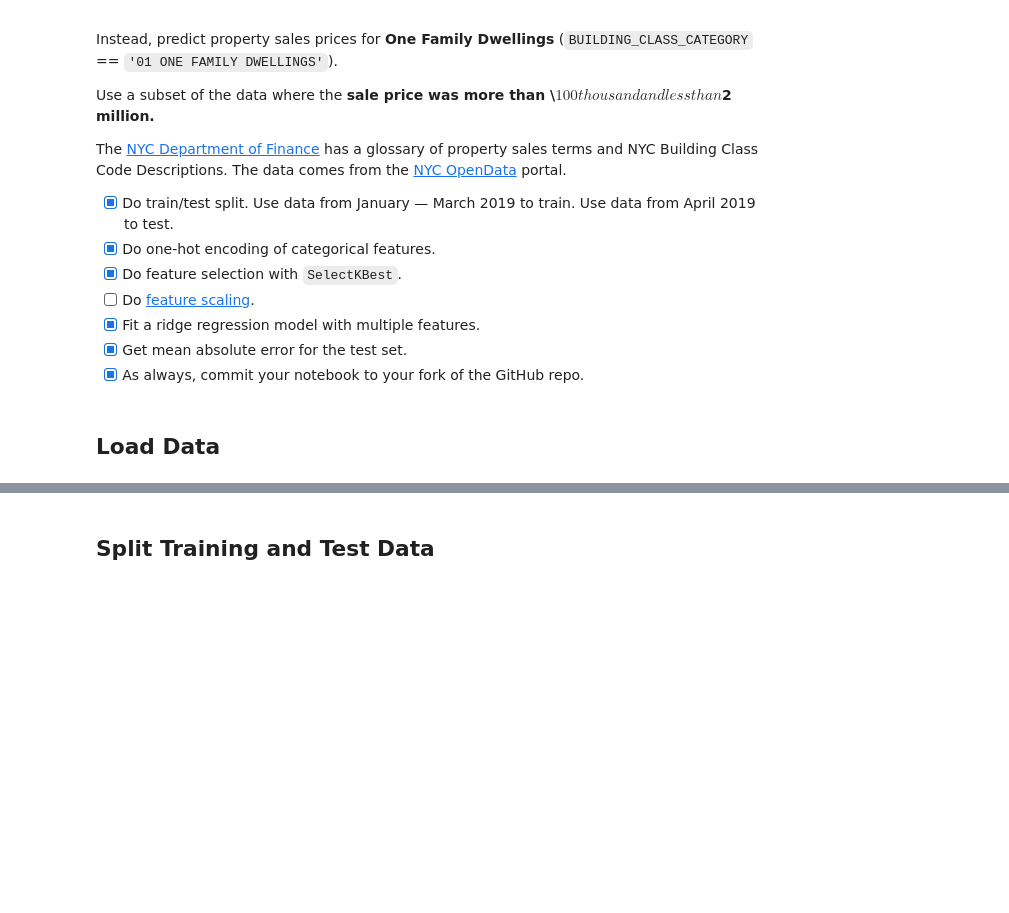
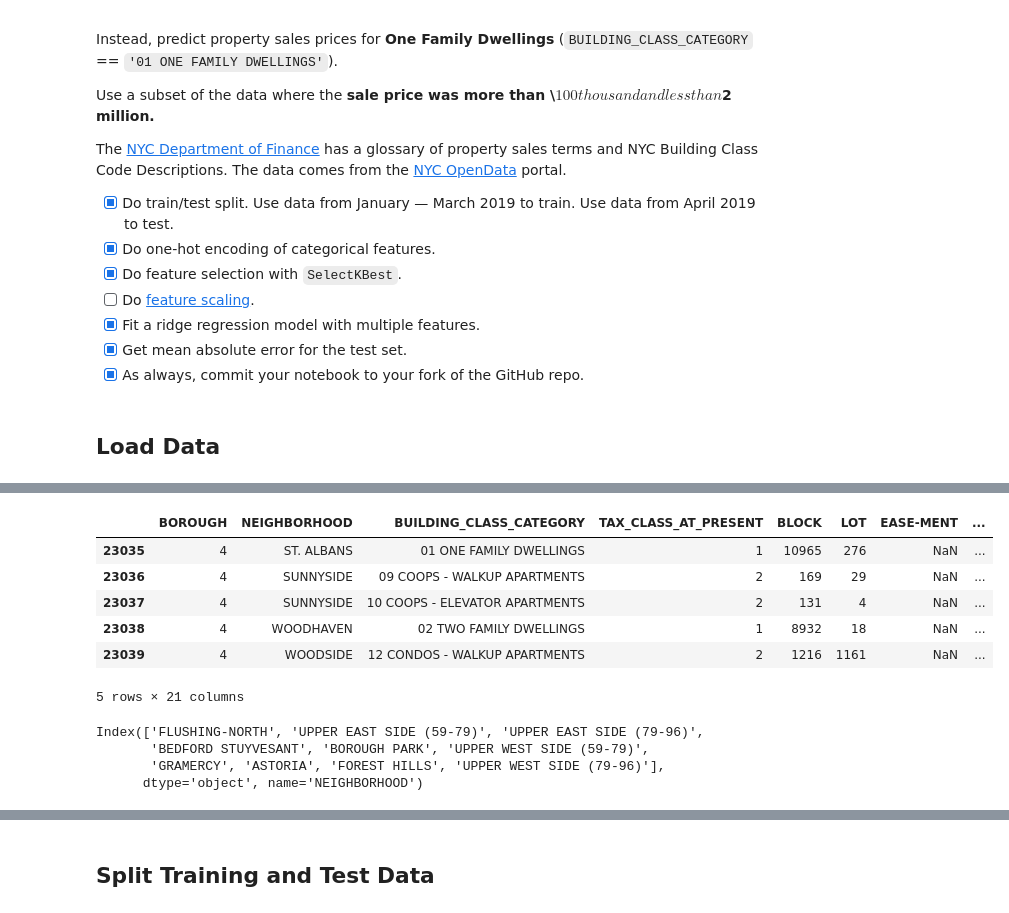
Before and after one commit to pawelplaszczyca/Fundamentals-of-Machine-Learning, a Jupyter notebook: ex3a - ridge regression.ipynb, the cells around one changed output, grey strips where cells are left out. Drawn from its saved outputs; the diff is of its cells as text; code cells hidden in the pictures; blank space fills up the shorter version.

```diff
--- a/ex3a - ridge regression.ipynb
+++ b/ex3a - ridge regression.ipynb
@@ -60,7 +70,17 @@ df['SALE_PRICE'] = (
 # %%
 # BOROUGH is a numeric column, but arguably should be a categorical feature,
 # so convert it from a number to a string
 df['BOROUGH'] = df['BOROUGH'].astype(str)
+
+df.tail()
+# %% [output]
+|  | BOROUGH | NEIGHBORHOOD | BUILDING_CLASS_CATEGORY | TAX_CLASS_AT_PRESENT | BLOCK | LOT | EASE-MENT | ... |
+| 23035 | 4 | ST. ALBANS | 01 ONE FAMILY DWELLINGS | 1 | 10965 | 276 | NaN | ... |
+| 23036 | 4 | SUNNYSIDE | 09 COOPS - WALKUP APARTMENTS | 2 | 169 | 29 | NaN | ... |
+| 23037 | 4 | SUNNYSIDE | 10 COOPS - ELEVATOR APARTMENTS | 2 | 131 | 4 | NaN | ... |
+| 23038 | 4 | WOODHAVEN | 02 TWO FAMILY DWELLINGS | 1 | 8932 | 18 | NaN | ... |
+| 23039 | 4 | WOODSIDE | 12 CONDOS - WALKUP APARTMENTS | 2 | 1216 | 1161 | NaN | ... |
+5 rows × 21 columns
 # %%
 # Reduce cardinality for NEIGHBORHOOD feature
 
@@ -70,6 +90,13 @@ top10 = df['NEIGHBORHOOD'].value_counts()[:10].index
 # At locations where the neighborhood is NOT in the top 10,
 # replace the neighborhood with 'OTHER'
 df.loc[~df['NEIGHBORHOOD'].isin(top10), 'NEIGHBORHOOD'] = 'OTHER'
+# %%
+top10
+# %% [output]
+Index(['FLUSHING-NORTH', 'UPPER EAST SIDE (59-79)', 'UPPER EAST SIDE (79-96)',
+       'BEDFORD STUYVESANT', 'BOROUGH PARK', 'UPPER WEST SIDE (59-79)',
+       'GRAMERCY', 'ASTORIA', 'FOREST HILLS', 'UPPER WEST SIDE (79-96)'],
+      dtype='object', name='NEIGHBORHOOD')
 # %%
 df.head()
 # %% [output]
```
Also changed, not shown: parts of 8 cells of this notebook.
